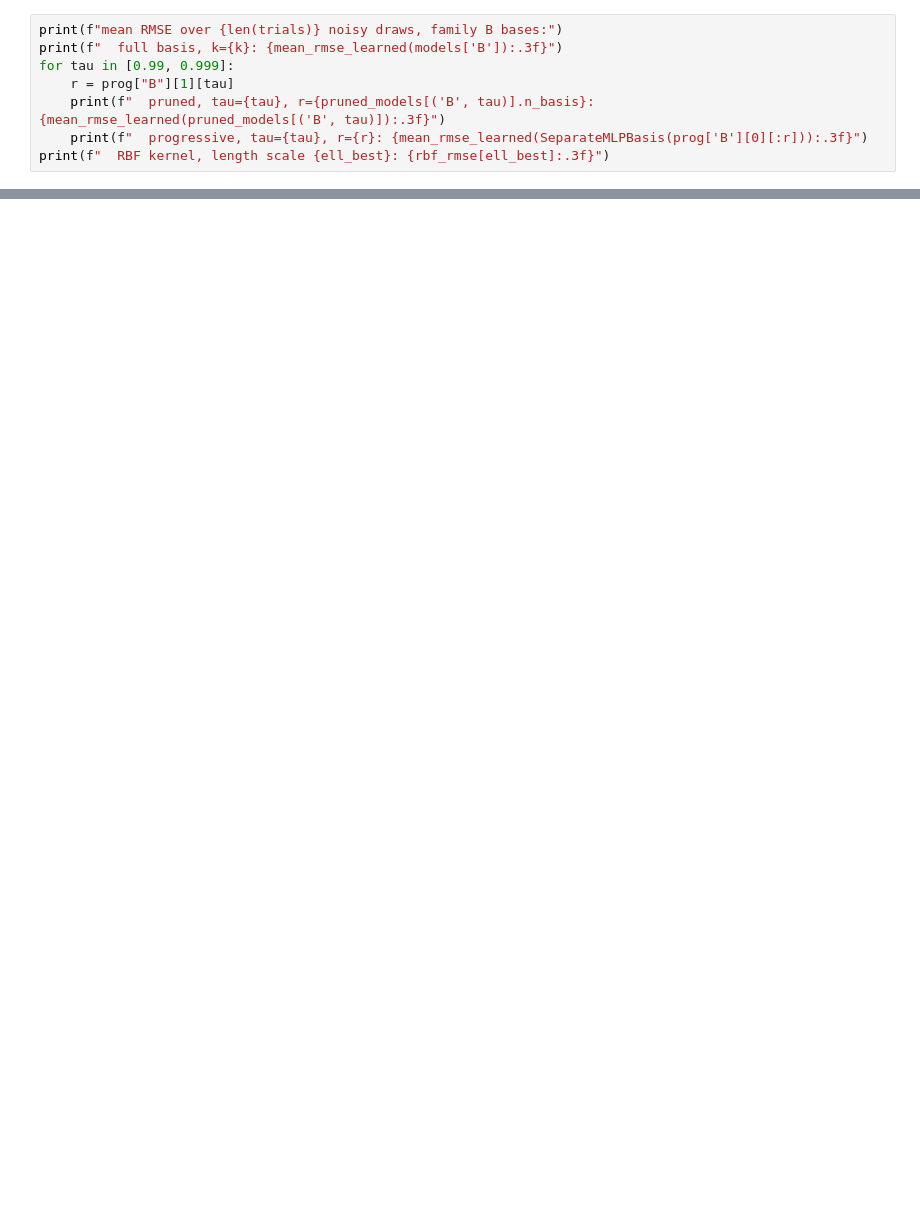
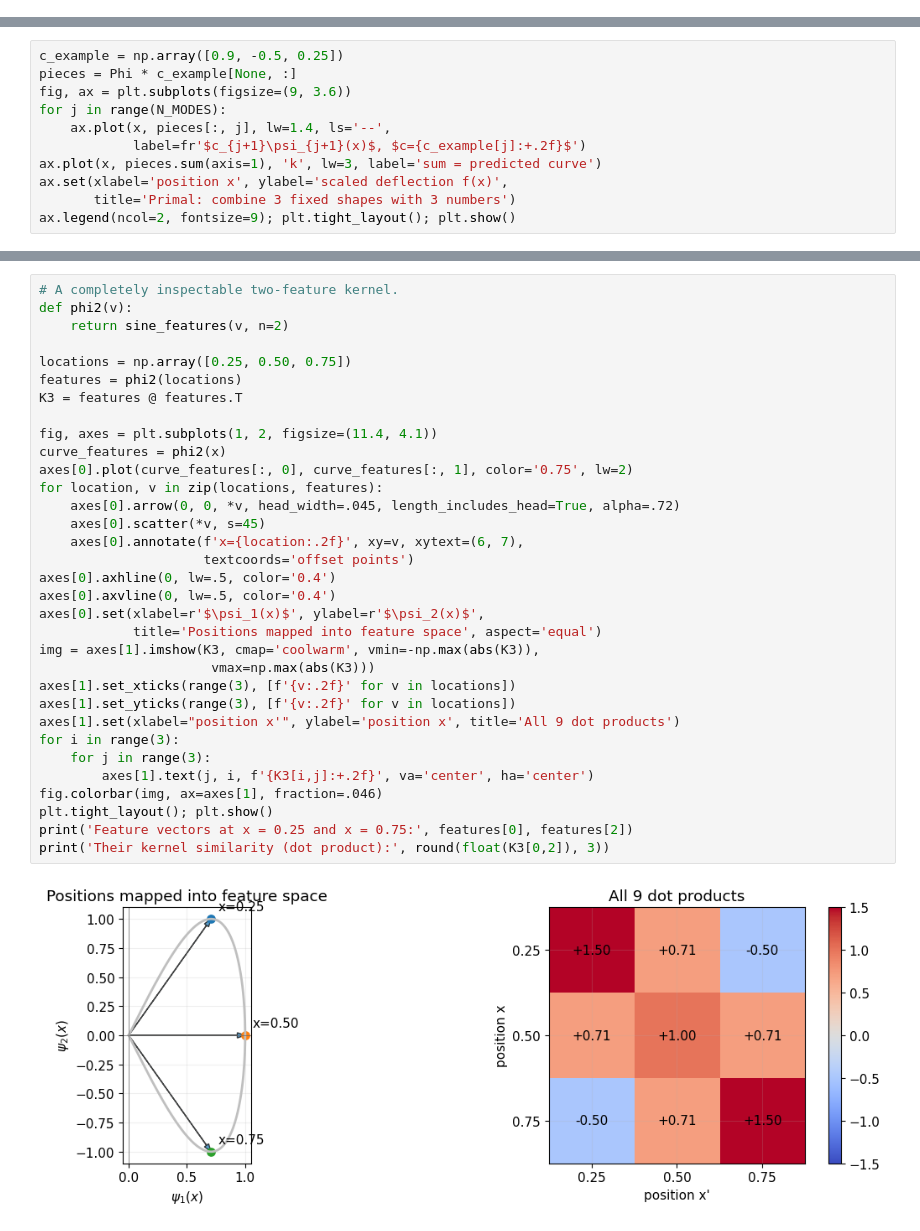
Before and after one commit to kks32-courses/sciml, a Jupyter notebook: docs/03-function-encoder/03-fe-kernels.ipynb, the cells around one changed output, grey strips where cells are left out. Cells and saved outputs as stored; diff of their text form; blank space fills up the shorter version.

Commit message:
Replace the kernel notebook with the intuitive bridge version plus the learned-kernel and pieces figures, and add the inverse operator notebook

```diff
--- a/docs/03-function-encoder/03-fe-kernels.ipynb
+++ b/docs/03-function-encoder/03-fe-kernels.ipynb
@@ -971,8 +0,0 @@ At $\tau = 0.9999$ progressive training would stop at $r = 2$ here, while the fu
-# %%
-print(f"mean RMSE over {len(trials)} noisy draws, family B bases:")
-print(f"  full basis, k={k}: {mean_rmse_learned(models['B']):.3f}")
-for tau in [0.99, 0.999]:
-    r = prog["B"][1][tau]
-    print(f"  pruned, tau={tau}, r={pruned_models[('B', tau)].n_basis}: {mean_rmse_learned(pruned_models[('B', tau)]):.3f}")
-    print(f"  progressive, tau={tau}, r={r}: {mean_rmse_learned(SeparateMLPBasis(prog['B'][0][:r])):.3f}")
-print(f"  RBF kernel, length scale {ell_best}: {rbf_rmse[ell_best]:.3f}")
@@ -1050,0 +86,11 @@ It is consistent with the ordering above, and Part 8 of `03-function-encoder.ipy
+# %%
+c_example = np.array([0.9, -0.5, 0.25])
+pieces = Phi * c_example[None, :]
+fig, ax = plt.subplots(figsize=(9, 3.6))
+for j in range(N_MODES):
+    ax.plot(x, pieces[:, j], lw=1.4, ls='--',
+            label=fr'$c_{j+1}\psi_{j+1}(x)$, $c={c_example[j]:+.2f}$')
+ax.plot(x, pieces.sum(axis=1), 'k', lw=3, label='sum = predicted curve')
+ax.set(xlabel='position x', ylabel='scaled deflection f(x)',
+       title='Primal: combine 3 fixed shapes with 3 numbers')
+ax.legend(ncol=2, fontsize=9); plt.tight_layout(); plt.show()
@@ -1050,0 +114,35 @@ It is consistent with the ordering above, and Part 8 of `03-function-encoder.ipy
+# %%
+# A completely inspectable two-feature kernel.
+def phi2(v):
+    return sine_features(v, n=2)
+
+locations = np.array([0.25, 0.50, 0.75])
+features = phi2(locations)
+K3 = features @ features.T
+
+fig, axes = plt.subplots(1, 2, figsize=(11.4, 4.1))
+curve_features = phi2(x)
+axes[0].plot(curve_features[:, 0], curve_features[:, 1], color='0.75', lw=2)
+for location, v in zip(locations, features):
+    axes[0].arrow(0, 0, *v, head_width=.045, length_includes_head=True, alpha=.72)
+    axes[0].scatter(*v, s=45)
+    axes[0].annotate(f'x={location:.2f}', xy=v, xytext=(6, 7),
+                     textcoords='offset points')
+axes[0].axhline(0, lw=.5, color='0.4')
+axes[0].axvline(0, lw=.5, color='0.4')
+axes[0].set(xlabel=r'$\psi_1(x)$', ylabel=r'$\psi_2(x)$',
+            title='Positions mapped into feature space', aspect='equal')
+img = axes[1].imshow(K3, cmap='coolwarm', vmin=-np.max(abs(K3)),
+                      vmax=np.max(abs(K3)))
+axes[1].set_xticks(range(3), [f'{v:.2f}' for v in locations])
+axes[1].set_yticks(range(3), [f'{v:.2f}' for v in locations])
+axes[1].set(xlabel="position x'", ylabel='position x', title='All 9 dot products')
+for i in range(3):
+    for j in range(3):
+        axes[1].text(j, i, f'{K3[i,j]:+.2f}', va='center', ha='center')
+fig.colorbar(img, ax=axes[1], fraction=.046)
+plt.tight_layout(); plt.show()
+print('Feature vectors at x = 0.25 and x = 0.75:', features[0], features[2])
+print('Their kernel similarity (dot product):', round(float(K3[0,2]), 3))
+# %% [output]
+[figure, added]
```
Also changed, not shown: parts of 82 cells of this notebook, 2 other files.
